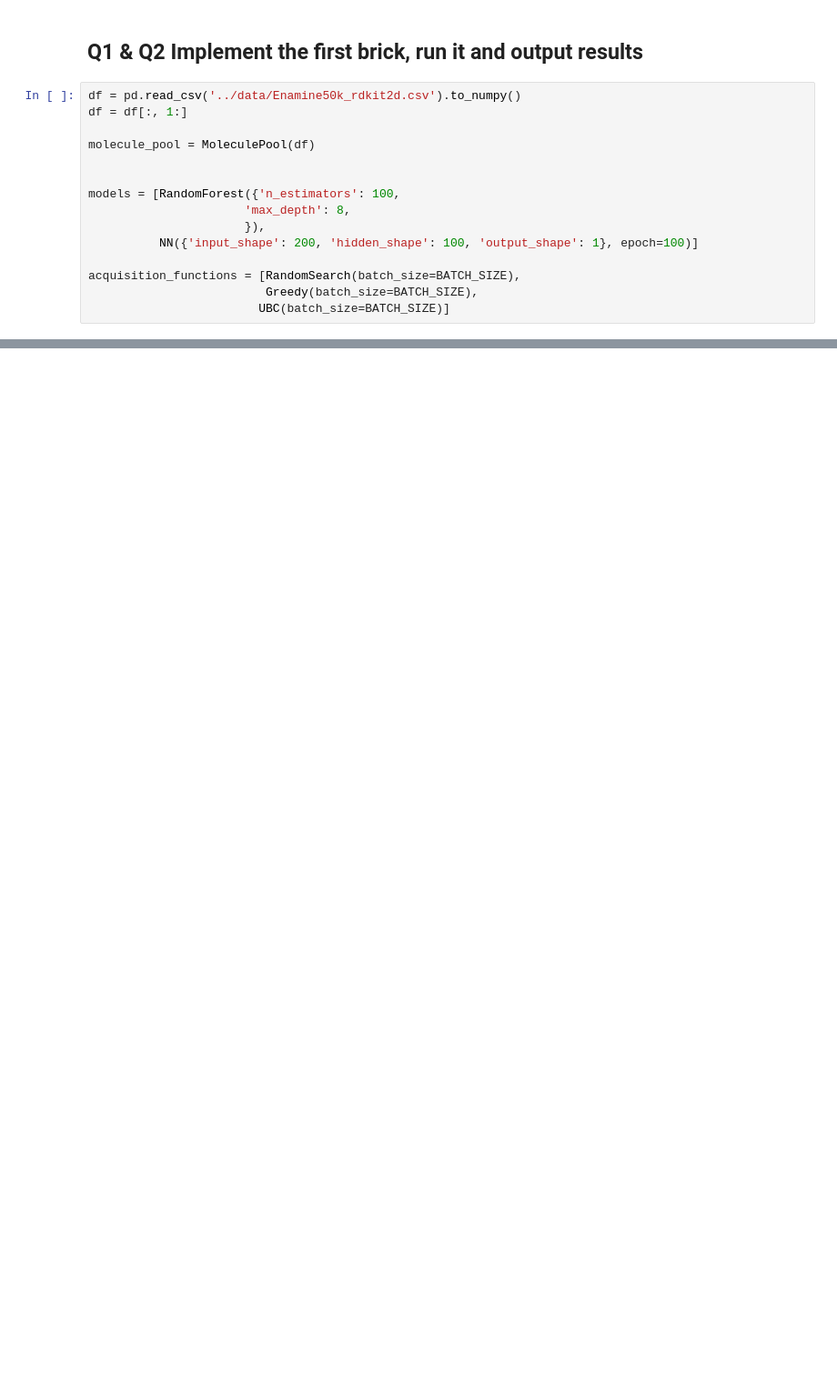
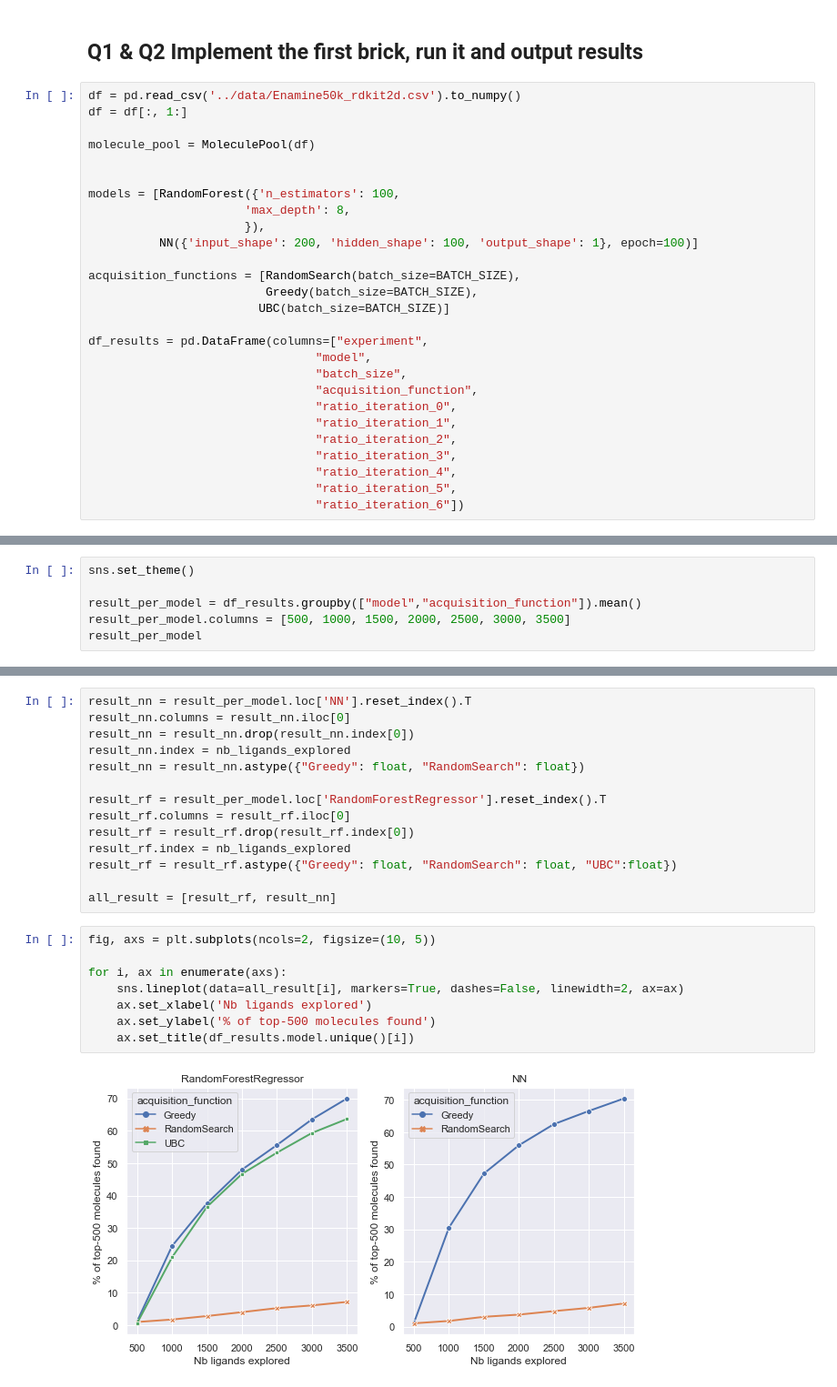
Before and after one commit to AntoninDuval/Active-Learning-For-Drug-Discovery, a Jupyter notebook: src/main.ipynb, the cells around one changed output, grey strips where cells are left out. Shown at 91% size. Saved outputs shown, nothing was run; the diff lists cells and outputs as text; blank space fills up the shorter version.

```diff
--- a/src/main.ipynb
+++ b/src/main.ipynb
@@ -28,5 +31,17 @@ models = [RandomForest({'n_estimators': 100,
 acquisition_functions = [RandomSearch(batch_size=BATCH_SIZE),
                          Greedy(batch_size=BATCH_SIZE),
                         UBC(batch_size=BATCH_SIZE)]
+
+df_results = pd.DataFrame(columns=["experiment",
+                                "model",
+                                "batch_size",
+                                "acquisition_function",
+                                "ratio_iteration_0",
+                                "ratio_iteration_1",
+                                "ratio_iteration_2",
+                                "ratio_iteration_3",
+                                "ratio_iteration_4",
+                                "ratio_iteration_5",
+                                "ratio_iteration_6"])
 # %%
 verbose = True
@@ -122,0 +183,6 @@ df_result
+# %%
+sns.set_theme()
+
+result_per_model = df_results.groupby(["model","acquisition_function"]).mean()
+result_per_model.columns = [500, 1000, 1500, 2000, 2500, 3000, 3500]
+result_per_model
@@ -122,0 +197,24 @@ df_result
+# %%
+result_nn = result_per_model.loc['NN'].reset_index().T
+result_nn.columns = result_nn.iloc[0]
+result_nn = result_nn.drop(result_nn.index[0])
+result_nn.index = nb_ligands_explored
+result_nn = result_nn.astype({"Greedy": float, "RandomSearch": float})
+
+result_rf = result_per_model.loc['RandomForestRegressor'].reset_index().T
+result_rf.columns = result_rf.iloc[0]
+result_rf = result_rf.drop(result_rf.index[0])
+result_rf.index = nb_ligands_explored
+result_rf = result_rf.astype({"Greedy": float, "RandomSearch": float, "UBC":float})
+
+all_result = [result_rf, result_nn]
+# %%
+fig, axs = plt.subplots(ncols=2, figsize=(10, 5))
+
+for i, ax in enumerate(axs):
+    sns.lineplot(data=all_result[i], markers=True, dashes=False, linewidth=2, ax=ax)
+    ax.set_xlabel('Nb ligands explored')
+    ax.set_ylabel('% of top-500 molecules found')
+    ax.set_title(df_results.model.unique()[i])
+# %% [output]
+[figure, added]
```
Also changed, not shown: parts of 8 cells of this notebook, 6 other files.
